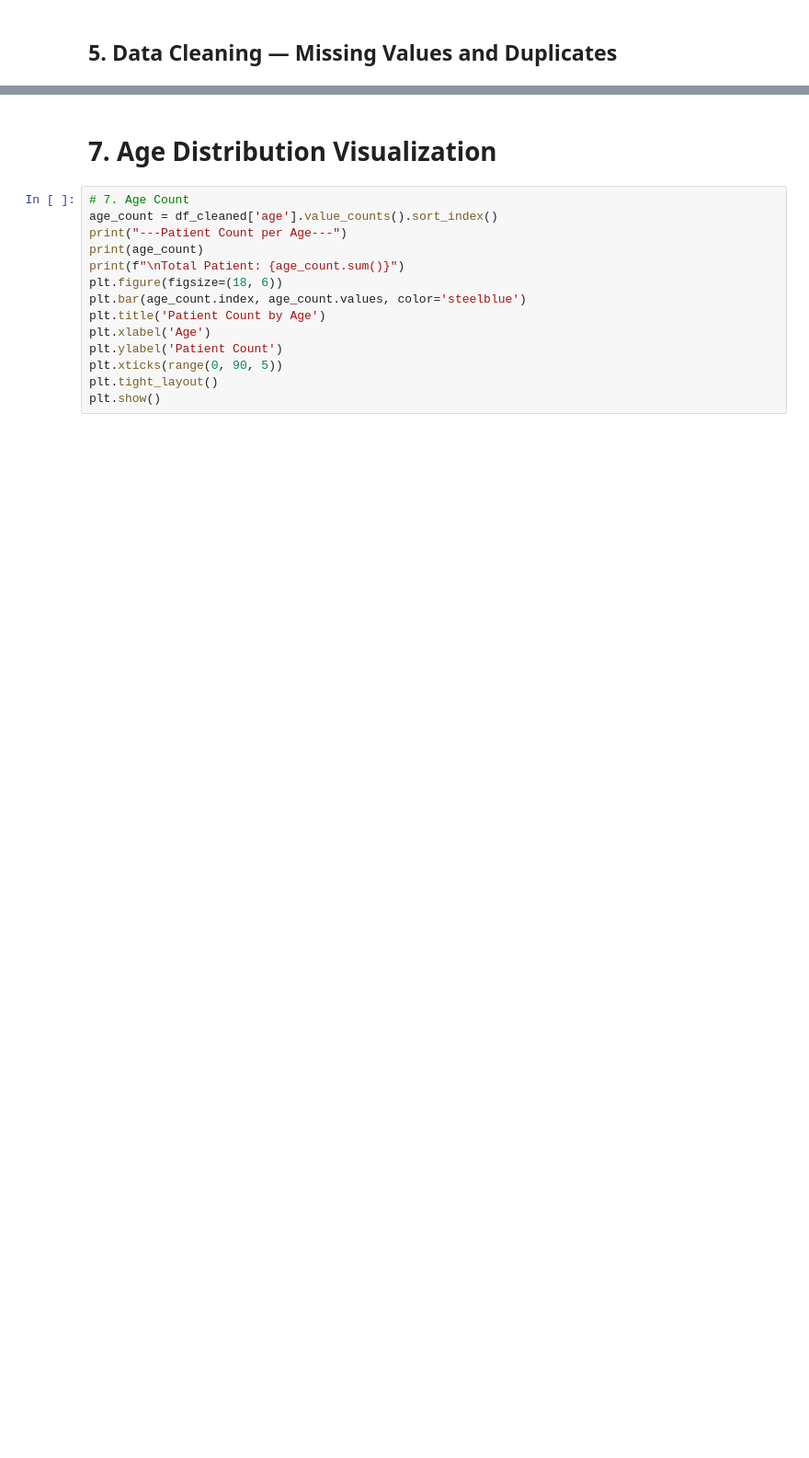
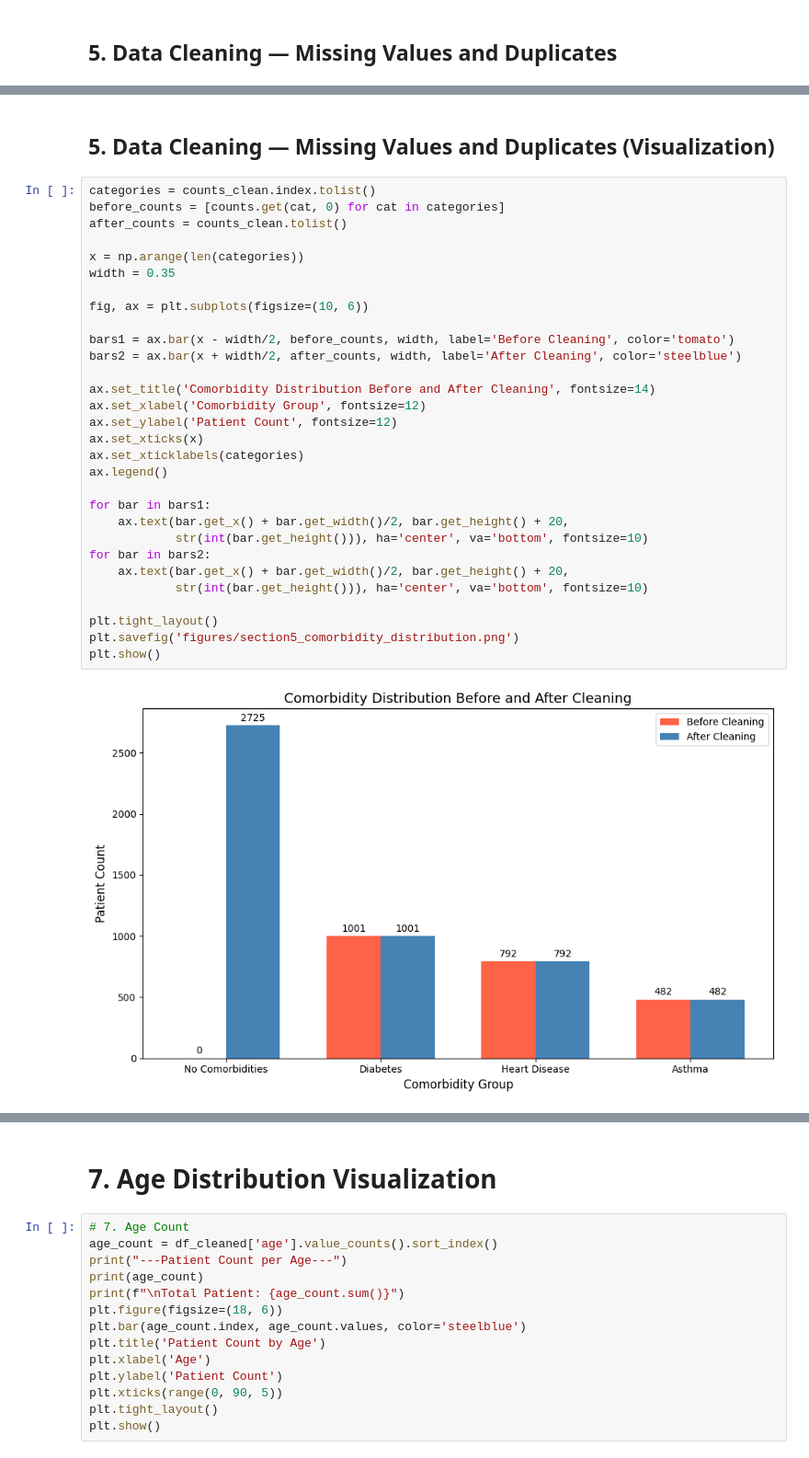
Before and after one commit to saranya-22-06/COVID-19-Patient-Symptoms-Diagnosis-Dataset, a Jupyter notebook: Desktop/405 GROUP PROJECT/Project1.ipynb, the cells around one changed output, grey strips where cells are left out. Shown at 92% size. Saved outputs shown, nothing was run; the diff lists cells and outputs as text; blank space fills up the shorter version.

Commit message:
Adding More detailed Exploration and Graphical Aids

```diff
--- a/Desktop/405 GROUP PROJECT/Project1.ipynb
+++ b/Desktop/405 GROUP PROJECT/Project1.ipynb
@@ -105,4 +122,38 @@ First, dropping over half the dataset would severely reduce the reliability and
 representativeness of our analysis. Second, the absence of a recorded comorbidity is itself
 clinically meaningful information indicating the patient has no known underlying condition.
 Replacing NaN with "No Comorbidities" preserves this information rather than discarding it.
+# %% [markdown]
+## 5. Data Cleaning — Missing Values and Duplicates (Visualization)
+# %%
+categories = counts_clean.index.tolist()
+before_counts = [counts.get(cat, 0) for cat in categories]
+after_counts = counts_clean.tolist()
+
+x = np.arange(len(categories))
+width = 0.35
+
+fig, ax = plt.subplots(figsize=(10, 6))
+
+bars1 = ax.bar(x - width/2, before_counts, width, label='Before Cleaning', color='tomato')
+bars2 = ax.bar(x + width/2, after_counts, width, label='After Cleaning', color='steelblue')
+
+ax.set_title('Comorbidity Distribution Before and After Cleaning', fontsize=14)
+ax.set_xlabel('Comorbidity Group', fontsize=12)
+ax.set_ylabel('Patient Count', fontsize=12)
+ax.set_xticks(x)
+ax.set_xticklabels(categories)
+ax.legend()
+
+for bar in bars1:
+    ax.text(bar.get_x() + bar.get_width()/2, bar.get_height() + 20,
+            str(int(bar.get_height())), ha='center', va='bottom', fontsize=10)
+for bar in bars2:
+    ax.text(bar.get_x() + bar.get_width()/2, bar.get_height() + 20,
+            str(int(bar.get_height())), ha='center', va='bottom', fontsize=10)
+
+plt.tight_layout()
+plt.savefig('figures/section5_comorbidity_distribution.png')
+plt.show()
+# %% [output]
+[figure, added]
 # %% [markdown]
```
Also changed, not shown: parts of 34 cells of this notebook.
